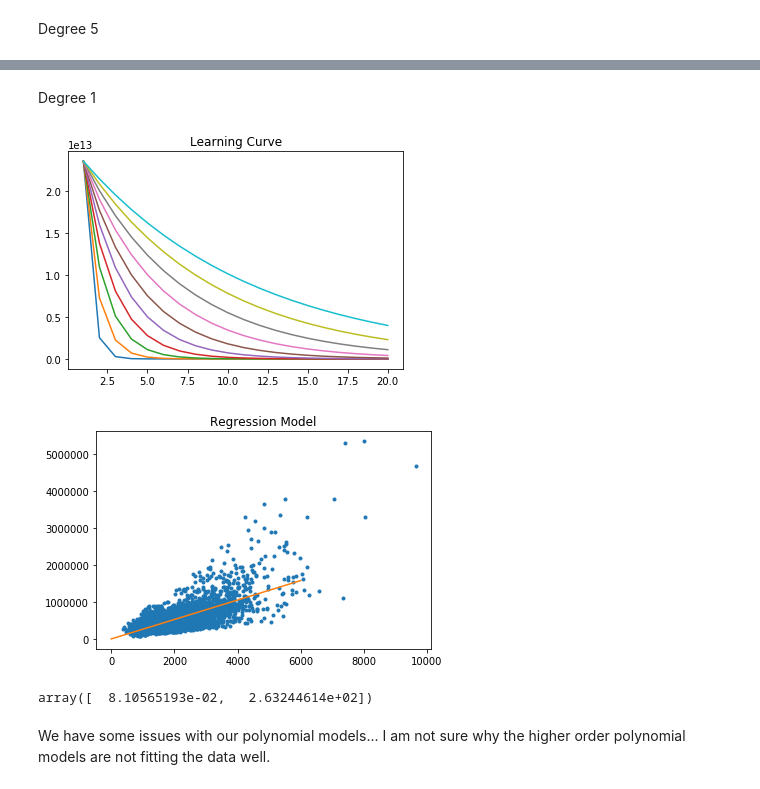
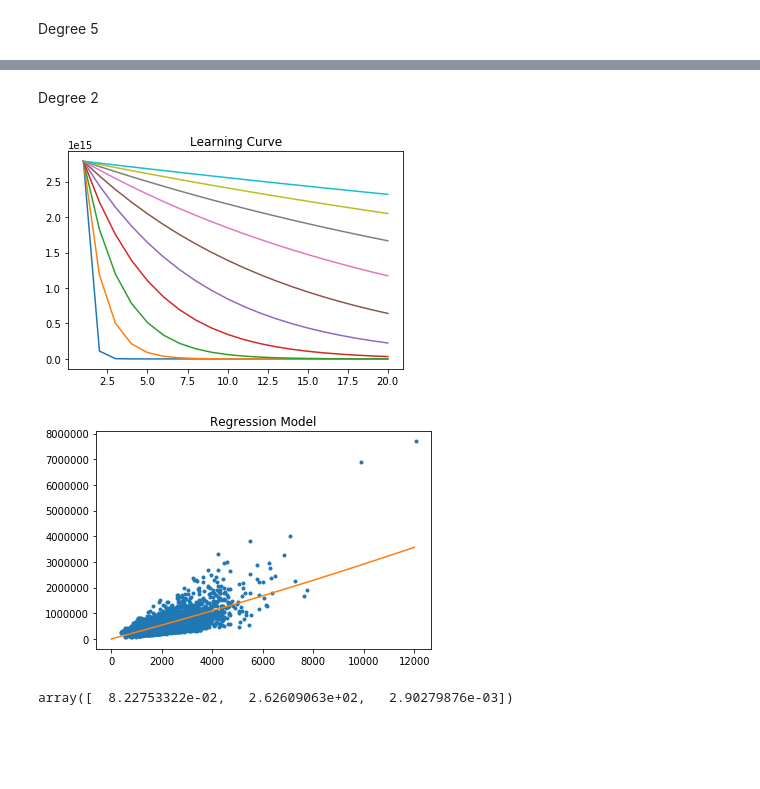
Before and after one commit to grantcooksey/mlcoursera, a Jupyter notebook: regression/StepSize2.ipynb, the cells around one changed output, grey strips where cells are left out. Drawn from its saved outputs; the diff is of its cells as text; code cells hidden in the pictures; blank space fills up the shorter version.

Commit message:
Model fit poorly due to bad choice for initial weights

```diff
--- a/regression/StepSize2.ipynb
+++ b/regression/StepSize2.ipynb
@@ -38,6 +38,7 @@ train_output = train.price
 Now we will define a single iteration of gradient descent
 # %%
 def gradient_descent_single_step(output, features, weights, step):
+    n,m = np.shape(features)
     partial = reg.get_rss_partial(output, features, weights)
     return weights - step * partial, partial
 # %% [markdown]
@@ -98,12 +99,10 @@ eval_model(model, test)
 ## Polynomial regression
 We will not attempt the same exploration except using different polynomial models.
 # %%
-def plot_regression(output, features, weights, data, step_size, iterations, start=0, end=12000, norms=1):
+def plot_regression(output, features, weights, data, step_size, iterations, start=0, end=12000):
     plot_learning_curve(output,features, weights, step_size, iterations)
     model = weights.copy()
     for x in xrange(iterations):
         model, partial = gradient_descent_single_step(output, features, model, step_size[0])
-    #rescale
-    model = model / norms
     eval_model(model, data, start=start, end=end)
     return model
@@ -109,0 +111,5 @@ def plot_regression(output, features, weights, data, step_size, iterations, star
+# %%
+train_feat, weights = reg.gen_predicted(train.sqft_living.values, 1)
+degree_1_model = plot_regression(train_output, train_feat, weights, test,
+                                 np.logspace(-11, -13, 10), 20)
+degree_1_model
@@ -149,11 +166,11 @@ array([  4.15171552e-29,   9.80265061e-26,   2.90210129e-22,
 # %% [markdown]
-Degree 1
+Degree 2
 # %%
-train_feat, weights = reg.gen_predicted(train.sqft_living.values, 1)
-plot_regression(train_output, train_feat, weights, test, np.logspace(-11, -12, 10), 20, start=0, end=6000)
+train_feat, weights = reg.gen_predicted(train.sqft_living.values, 2)
+weights = np.append(degree_1_model, 0)
+degree_2 = plot_regression(train_output, train_feat, weights, test, np.logspace(-18, -20, 10), 20)
+degree_2
 # %% [output]
-[figure, old version]
+[figure, new version]
-[figure, old version]
+[figure, new version]
-array([  8.10565193e-02,   2.63244614e+02])
+array([  8.22753322e-02,   2.62609063e+02,   2.90279876e-03])
-# %% [markdown]
-We have some issues with our polynomial models... I am not sure why the higher order polynomial models are not fitting the data well.
```
Also changed, not shown: parts of 15 cells of this notebook.
